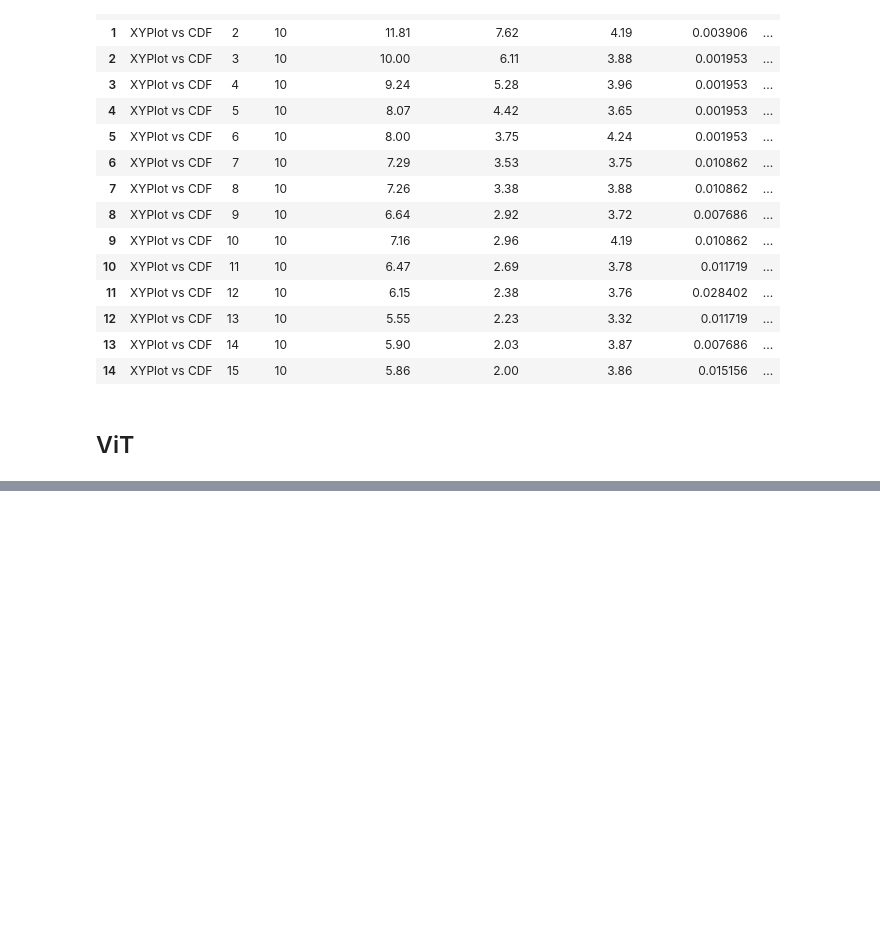
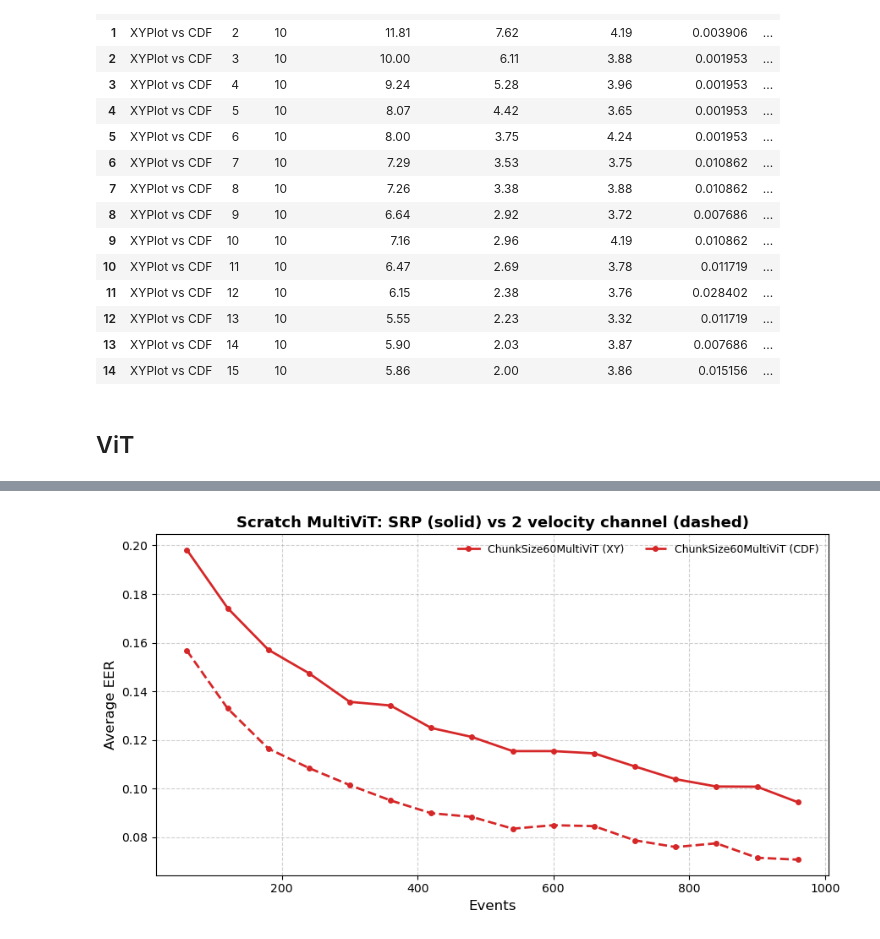
Before and after one commit to S-lijun/Mouse_Dynamics, a Jupyter notebook: Final_Results.ipynb, the cells around one changed output, grey strips where cells are left out. Cells and saved outputs as stored; diff of their text form; code cells hidden in the pictures; blank space fills up the shorter version.

```diff
--- a/Final_Results.ipynb
+++ b/Final_Results.ipynb
@@ -525,0 +526,9 @@ plot_chunk_json_curves("Results/224/Scratch_MultiViT/SRP/OneChannel", max_event=
+# %%
+plot_chunk_xy_cdf_curves(
+    xy_dir="Results/224/Scratch_MultiViT/SRP/OneChannel",
+    cdf_dir="Results/224/Scratch_MultiViT/SRP/VelocityChannel",
+    title="Scratch MultiViT: SRP (solid) vs 2 velocity channel (dashed)",
+    max_event=1000
+)
+# %% [output]
+[figure, added]
```
Also changed, not shown: parts of 2 cells of this notebook, 7 other files.
